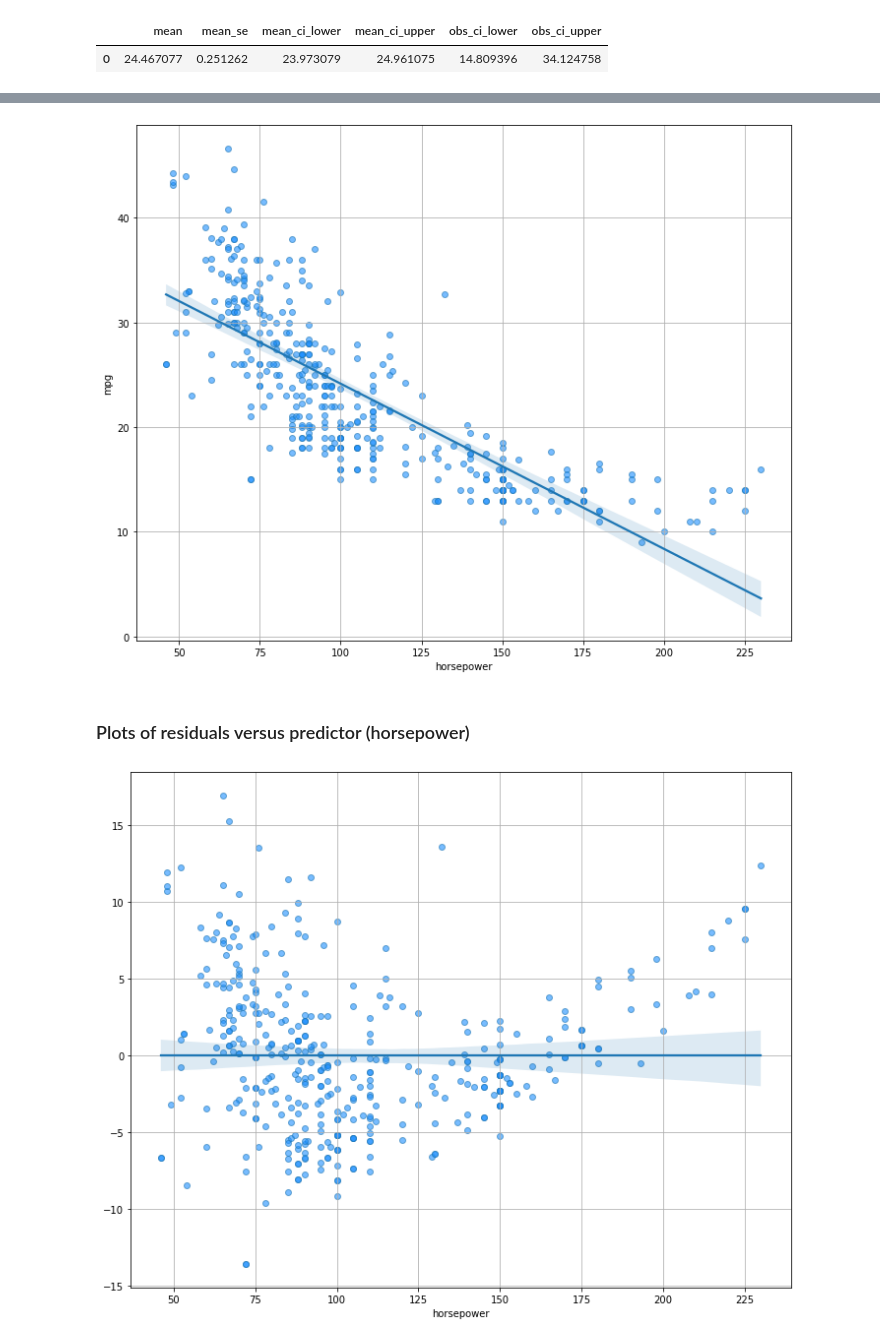
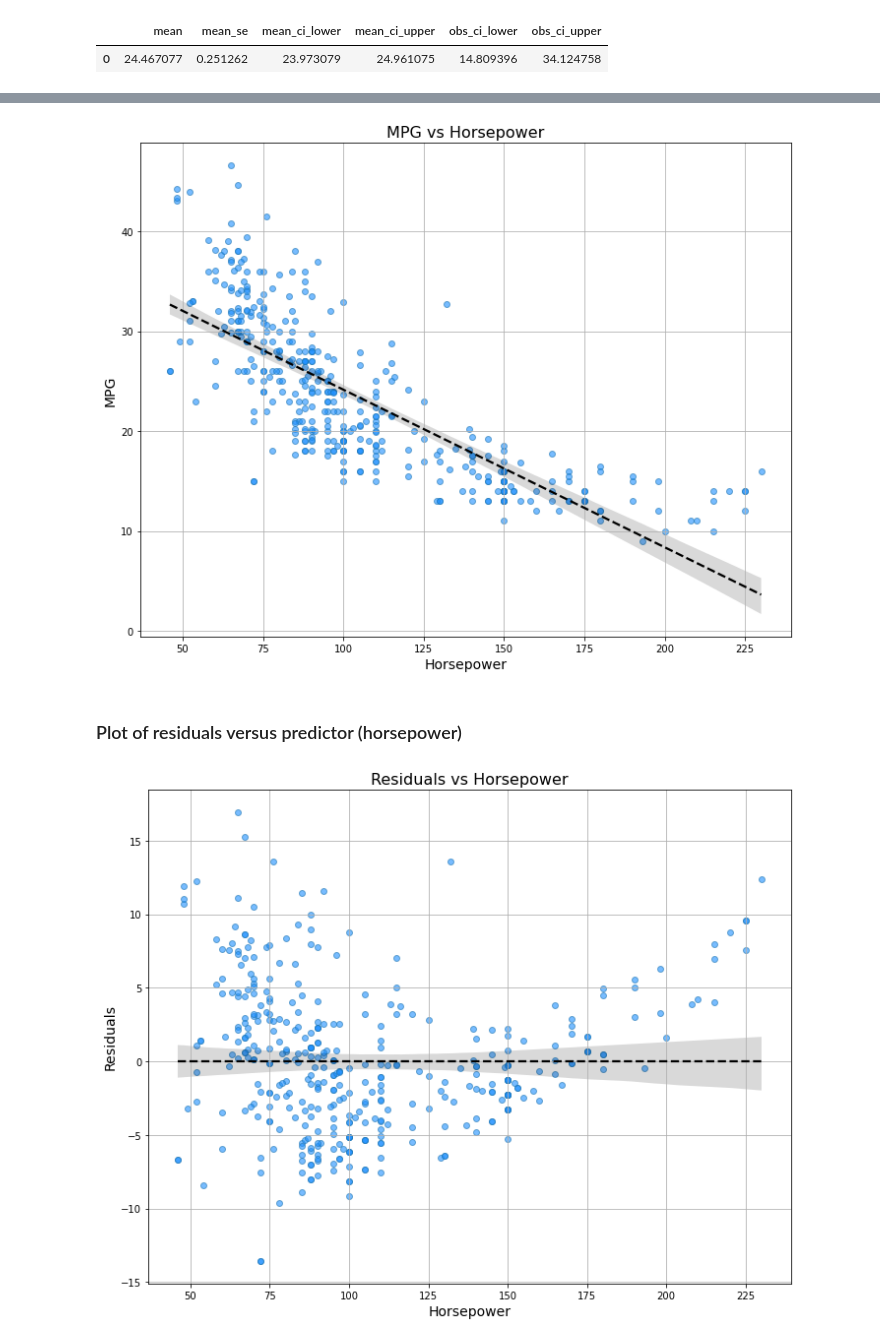
Before and after one commit to capac/ISLwR-python-code, a Jupyter notebook: chapter-3/Chapter 3. Linear Regression - Exercises.ipynb, the cells around one changed output, grey strips where cells are left out. Saved outputs shown, nothing was run; the diff lists cells and outputs as text; code cells hidden in the pictures.

```diff
--- a/chapter-3/Chapter 3. Linear Regression - Exercises.ipynb
+++ b/chapter-3/Chapter 3. Linear Regression - Exercises.ipynb
@@ -137,18 +157,26 @@ pred.summary_frame(alpha=0.05)
 # %%
 fig, axes = plt.subplots(figsize=(10, 8))
-sb.regplot(x='horsepower', y='mpg', data=auto_df, ci=95, scatter_kws = {'alpha': 0.6, 'facecolor': 'dodgerblue'}, ax=axes)
+sb.regplot(x='horsepower', y='mpg', data=auto_df, ci=95, scatter_kws = {'alpha': 0.6, 'facecolor': 'dodgerblue'}, \
+           line_kws = {'color': 'k', 'linestyle': '--'}, ax=axes)
 plt.grid(True)
+axes.set_xlabel('Horsepower', fontsize=14)
+axes.set_ylabel('MPG', fontsize=14)
+axes.set_title('MPG vs Horsepower', fontsize=16)
 plt.tight_layout();
 # %% [output]
-[figure, old version]
+[figure, new version]
 # %% [markdown]
-### Plots of residuals versus predictor (horsepower)
+### Plot of residuals versus predictor (horsepower)
 # %%
 fig, axes = plt.subplots(figsize=(10, 8))
-resid = auto_df.mpg.ravel()-results.fittedvalues
+resid = auto_df.mpg-results.fittedvalues
 sb.regplot(x='horsepower', y=resid, data=auto_df, ci=95, \
-           scatter_kws = {'alpha': 0.6, 'facecolor': 'dodgerblue'}, ax=axes)
+           scatter_kws = {'alpha': 0.6, 'facecolor': 'dodgerblue'}, \
+           line_kws = {'color': 'k', 'linestyle': '--'}, ax=axes)
 plt.grid(True)
+axes.set_xlabel('Horsepower', fontsize=14)
+axes.set_ylabel('Residuals', fontsize=14)
+axes.set_title('Residuals vs Horsepower', fontsize=16)
 plt.tight_layout();
 # %% [output]
-[figure, old version]
+[figure, new version]
```
Also changed, not shown: parts of 9 cells of this notebook.
